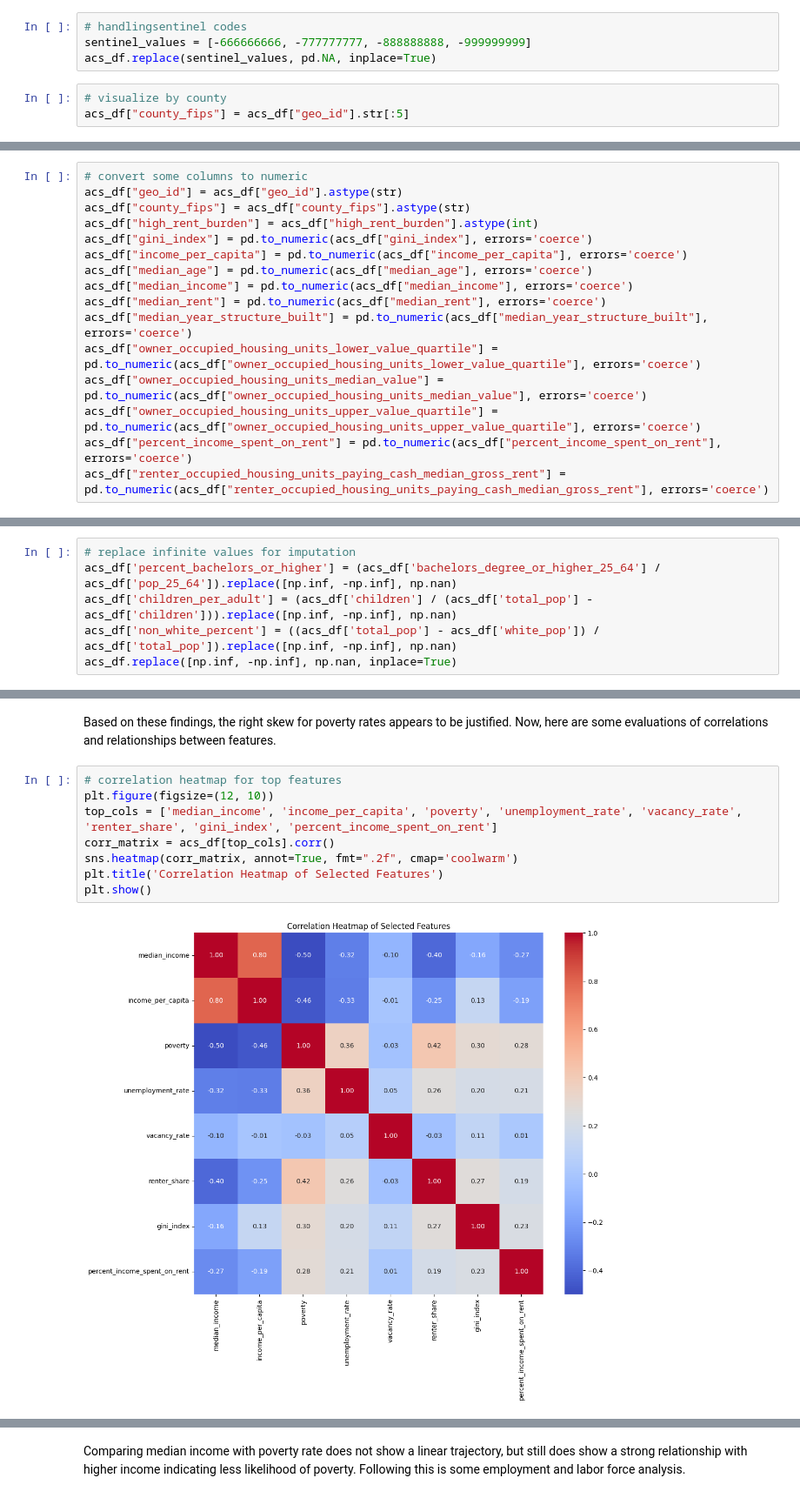
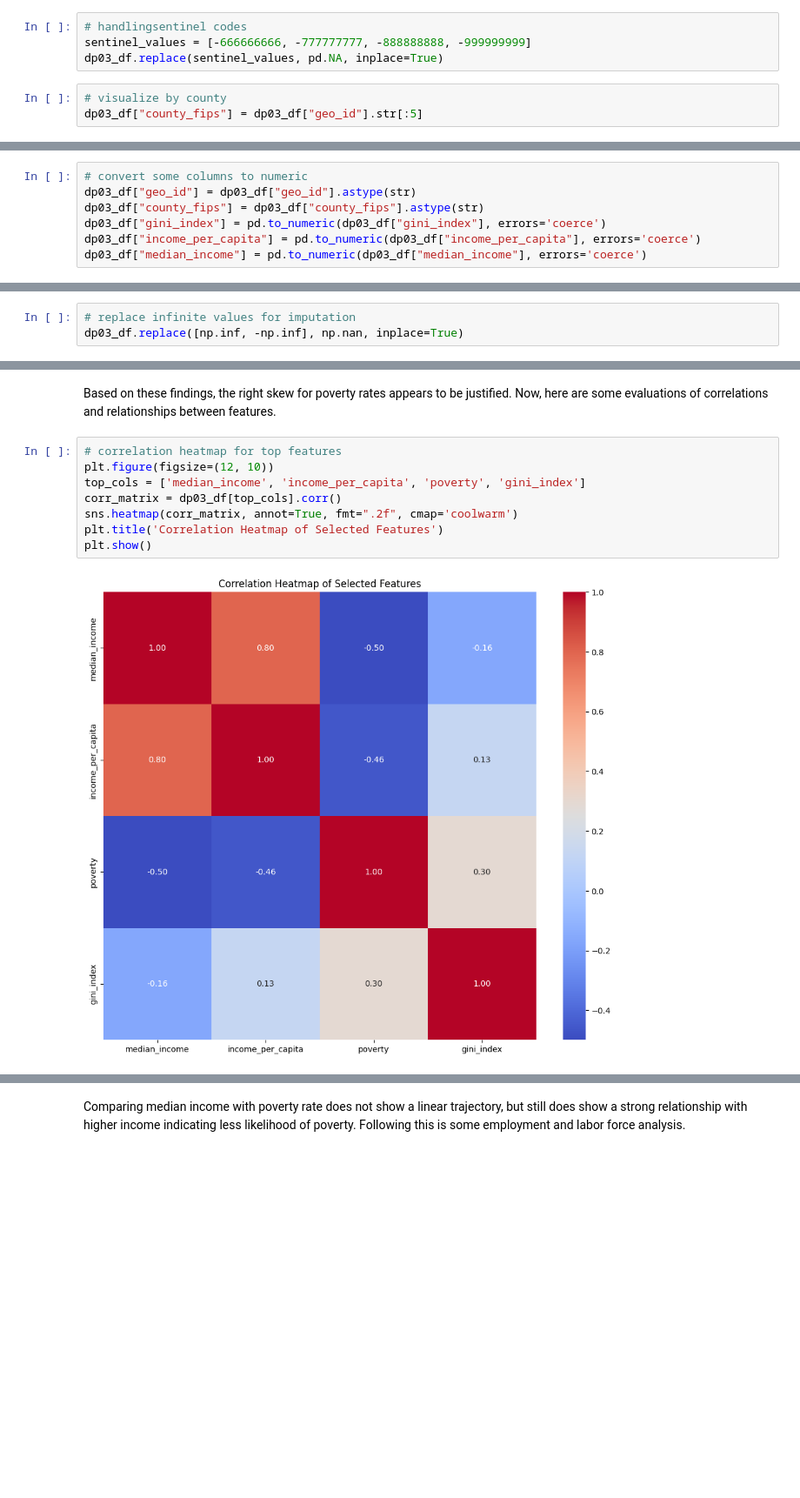
Before and after one commit to KamronAggorURI/Machine-Learning-Final, a Jupyter notebook: notebooks/DP03_EDA.ipynb, the cells around one changed output, grey strips where cells are left out. Shown: that part at 87% size. Cells and saved outputs as stored; diff of their text form; blank space fills up the shorter version.

```diff
--- a/notebooks/DP03_EDA.ipynb
+++ b/notebooks/DP03_EDA.ipynb
@@ -113,9 +114,9 @@ Sentinal values are not useful in this analysis so they will be replaced.
 # %%
 # handlingsentinel codes
 sentinel_values = [-666666666, -777777777, -888888888, -999999999]
-acs_df.replace(sentinel_values, pd.NA, inplace=True)
+dp03_df.replace(sentinel_values, pd.NA, inplace=True)
 # %%
 # visualize by county
-acs_df["county_fips"] = acs_df["geo_id"].str[:5]
+dp03_df["county_fips"] = dp03_df["geo_id"].str[:5]
 # %%
 # examine data types
@@ -137,17 +143,8 @@ Length: 247, dtype: object
 Adjustments of certain values to be numeric will make encoding easier for the program.
 # %%
 # convert some columns to numeric
-acs_df["geo_id"] = acs_df["geo_id"].astype(str)
-acs_df["county_fips"] = acs_df["county_fips"].astype(str)
-acs_df["high_rent_burden"] = acs_df["high_rent_burden"].astype(int)
-acs_df["gini_index"] = pd.to_numeric(acs_df["gini_index"], errors='coerce')
-acs_df["income_per_capita"] = pd.to_numeric(acs_df["income_per_capita"], errors='coerce')
-acs_df["median_age"] = pd.to_numeric(acs_df["median_age"], errors='coerce')
-acs_df["median_income"] = pd.to_numeric(acs_df["median_income"], errors='coerce')
-acs_df["median_rent"] = pd.to_numeric(acs_df["median_rent"], errors='coerce')
-acs_df["median_year_structure_built"] = pd.to_numeric(acs_df["median_year_structure_built"], errors='coerce')
-acs_df["owner_occupied_housing_units_lower_value_quartile"] = pd.to_numeric(acs_df["owner_occupied_housing_units_lower_value_quartile"], errors='coerce')
-acs_df["owner_occupied_housing_units_median_value"] = pd.to_numeric(acs_df["owner_occupied_housing_units_median_value"], errors='coerce')
-acs_df["owner_occupied_housing_units_upper_value_quartile"] = pd.to_numeric(acs_df["owner_occupied_housing_units_upper_value_quartile"], errors='coerce')
-acs_df["percent_income_spent_on_rent"] = pd.to_numeric(acs_df["percent_income_spent_on_rent"], errors='coerce')
-acs_df["renter_occupied_housing_units_paying_cash_median_gross_rent"] = pd.to_numeric(acs_df["renter_occupied_housing_units_paying_cash_median_gross_rent"], errors='coerce')
+dp03_df["geo_id"] = dp03_df["geo_id"].astype(str)
+dp03_df["county_fips"] = dp03_df["county_fips"].astype(str)
+dp03_df["gini_index"] = pd.to_numeric(dp03_df["gini_index"], errors='coerce')
+dp03_df["income_per_capita"] = pd.to_numeric(dp03_df["income_per_capita"], errors='coerce')
+dp03_df["median_income"] = pd.to_numeric(dp03_df["median_income"], errors='coerce')
@@ -160,10 +152,7 @@ acs_df["renter_share"] = acs_df["housing_units_renter_occupied"] / acs_df["occup
 Some values are seemingly infinite so they will be replaced in a manner similar to the sentinel values.
 # %%
 # replace infinite values for imputation
-acs_df['percent_bachelors_or_higher'] = (acs_df['bachelors_degree_or_higher_25_64'] / acs_df['pop_25_64']).replace([np.inf, -np.inf], np.nan)
-acs_df['children_per_adult'] = (acs_df['children'] / (acs_df['total_pop'] - acs_df['children'])).replace([np.inf, -np.inf], np.nan)
-acs_df['non_white_percent'] = ((acs_df['total_pop'] - acs_df['white_pop']) / acs_df['total_pop']).replace([np.inf, -np.inf], np.nan)
-acs_df.replace([np.inf, -np.inf], np.nan, inplace=True)
+dp03_df.replace([np.inf, -np.inf], np.nan, inplace=True)
 # %% [markdown]
 **DATA EXPLORATION**
 # %%
@@ -283,11 +275,11 @@ Now, here are some evaluations of correlations and relationships between feature
 # %%
 # correlation heatmap for top features
 plt.figure(figsize=(12, 10))
-top_cols = ['median_income', 'income_per_capita', 'poverty', 'unemployment_rate', 'vacancy_rate', 'renter_share', 'gini_index', 'percent_income_spent_on_rent']
-corr_matrix = acs_df[top_cols].corr()
+top_cols = ['median_income', 'income_per_capita', 'poverty', 'gini_index']
+corr_matrix = dp03_df[top_cols].corr()
 sns.heatmap(corr_matrix, annot=True, fmt=".2f", cmap='coolwarm')
 plt.title('Correlation Heatmap of Selected Features')
 plt.show()
 # %% [output]
-[figure, old version]
+[figure, new version]
 # %% [markdown]
```
Also changed, not shown: parts of 23 cells of this notebook, 1 other file.
